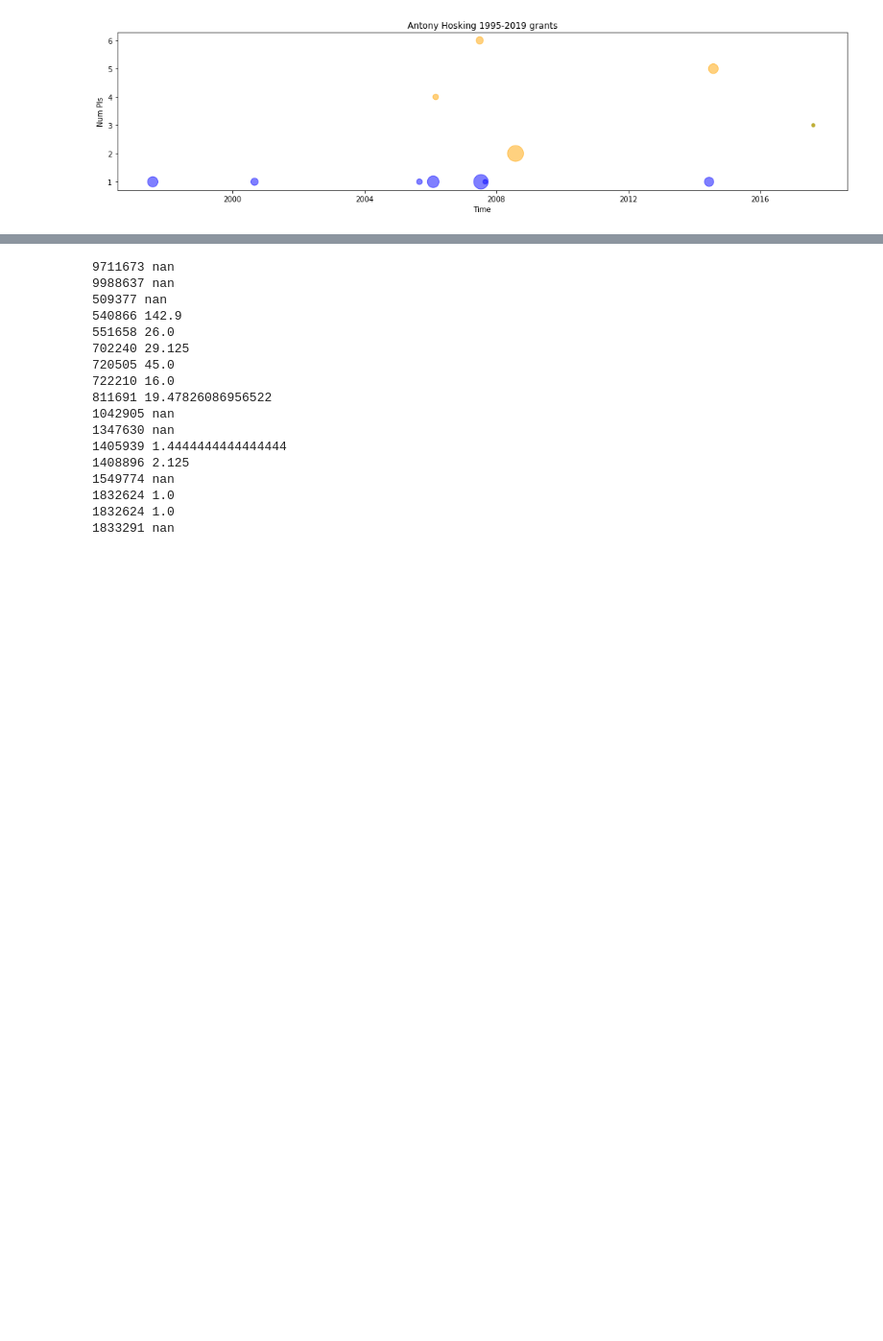
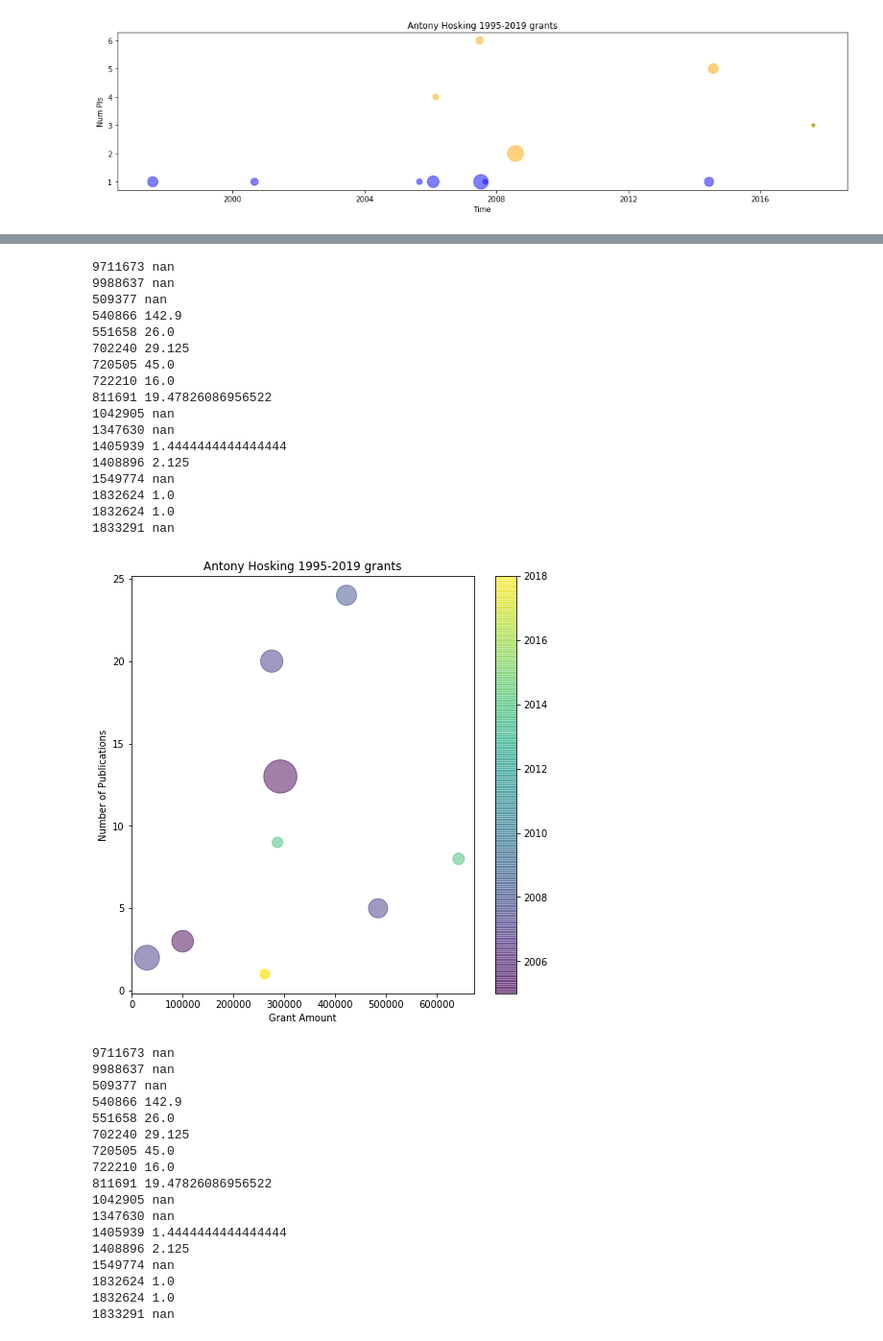
Before and after one commit to shinminjeong/moneymatters, a Jupyter notebook: scripts/Tony Hosking analysis.ipynb, the cells around one changed output, grey strips where cells are left out. Shown at 96% size. Saved outputs shown, nothing was run; the diff lists cells and outputs as text; code cells hidden in the pictures; blank space fills up the shorter version.

```diff
--- a/scripts/Tony Hosking analysis.ipynb
+++ b/scripts/Tony Hosking analysis.ipynb
@@ -122,6 +169,49 @@ def pub_cit_plot(query, years):
     plt.scatter(x, y, alpha=0.5,
                 s=[np.sqrt(v) for v in s], c=c, cmap=plt.get_cmap("viridis"))
     plt.colorbar()
+# %%
+def amount_pub_plot(query, years):
+    _, df = search_grant_data(query, years)
+    grant_ids = [int(v) for v in df.id.values]
+    x = []; y = []; s = []; c = []
+    for gid in grant_ids:
+        res = grant_analysis(gid)
+        if res == None:
+            continue
+        award_info, _, num_citations = res
+        print(gid, num_citations)
+        x.append(award_info["awardAmount"])
+        y.append(award_info["numPublications"])
+        s.append(num_citations)
+        c.append(award_info["year"])
+    plt.figure(figsize=(8,8))
+    plt.title("{} {} {}-{} grants".format(query["firstname"], query["lastname"], years[0], years[-1]))
+    plt.ylabel("Number of Publications")
+    plt.xlabel("Grant Amount")
+    plt.scatter(x, y, alpha=0.5,
+                s=[100*np.sqrt(v) for v in s], c=c, cmap=plt.get_cmap("viridis"))
+    plt.colorbar()
+# %%
+amount_pub_plot(query, years)
+# %% [output]
+9711673 nan
+9988637 nan
+509377 nan
+540866 142.9
+551658 26.0
+702240 29.125
+720505 45.0
+722210 16.0
+811691 19.47826086956522
+1042905 nan
+1347630 nan
+1405939 1.4444444444444444
+1408896 2.125
+1549774 nan
+1832624 1.0
+1832624 1.0
+1833291 nan
+[figure, added]
 # %%
 pub_cit_plot(query, years)
 # %% [output]
```
Also changed, not shown: parts of 5 cells of this notebook, 2 other files.
